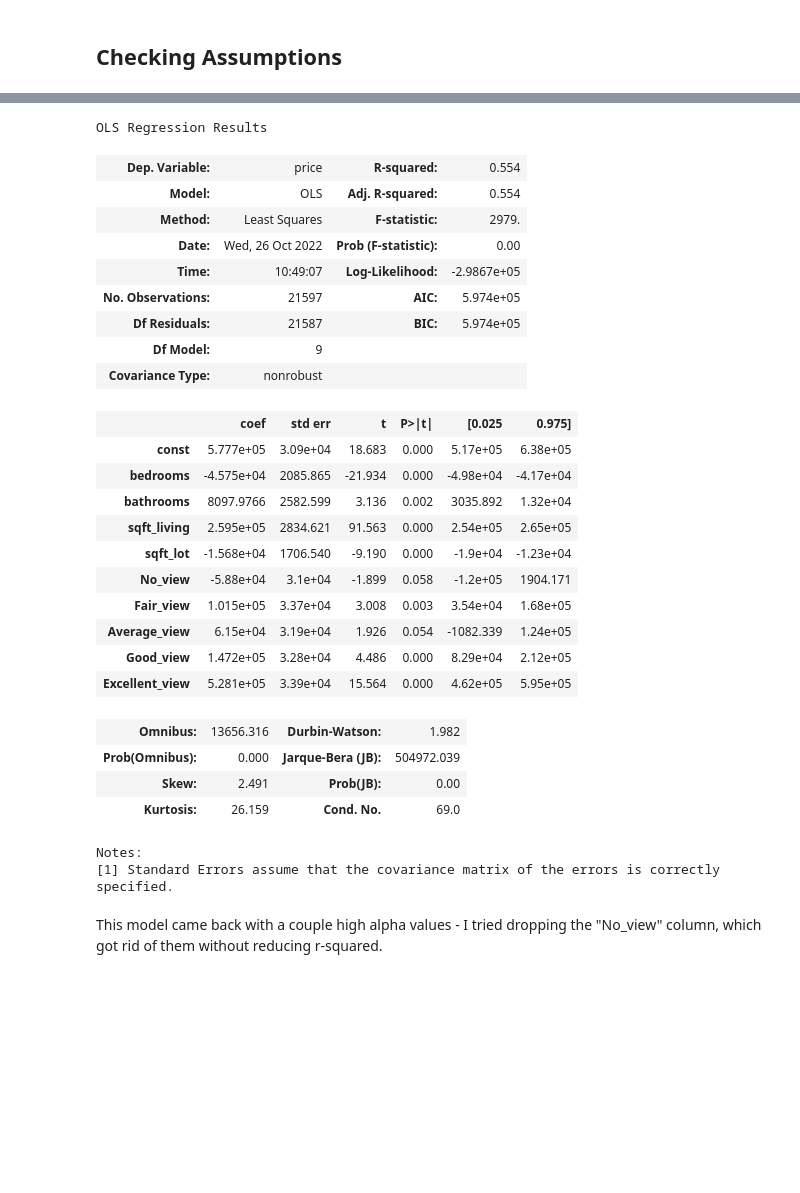
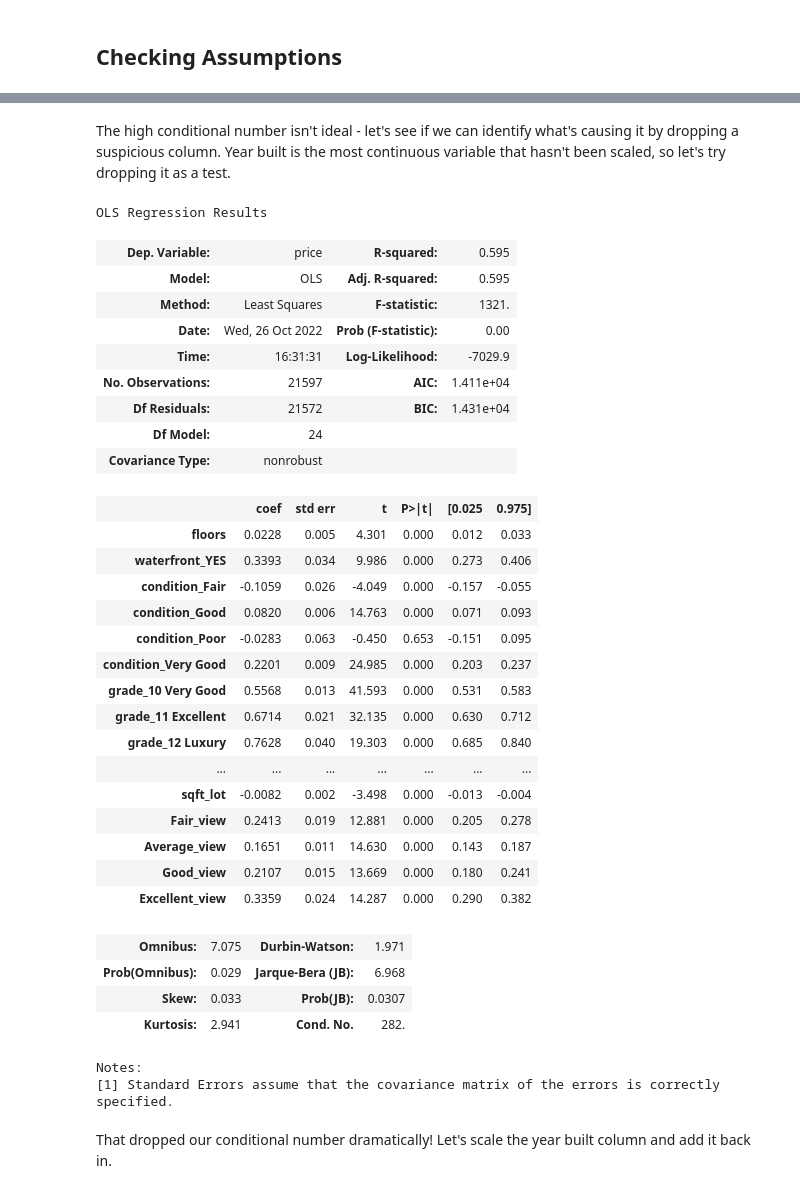
Before and after one commit to DrewFHolcombe/Housing-Sales-Analysis, a Jupyter notebook: Scratch Code/Drew.ipynb, the cells around one changed output, grey strips where cells are left out. Cells and saved outputs as stored; diff of their text form; code cells hidden in the pictures; blank space fills up the shorter version.

Commit message:
Wednesday; final model

```diff
--- a/Scratch Code/Drew.ipynb
+++ b/Scratch Code/Drew.ipynb
@@ -290,3 +868,2 @@ df = pd.read_csv("kc_house_data.csv")
 # %%
-df.drop(labels=["sqft_above", "sqft_basement", "yr_renovated", "zipcode", "lat",
-                "long","sqft_living15","sqft_lot15"], axis=1, inplace=True)
+dummy_df.drop(labels=["waterfront_NO","condition_Average","grade_7 Average"],axis=1,inplace=True)
@@ -316,0 +870,2 @@ view_dummies
+# %%
+x_c_comb = dummy_df.join(x_c2)
@@ -317,2 +909,4 @@ view_dummies
+# %% [markdown]
+The high conditional number isn't ideal - let's see if we can identify what's causing it by dropping a suspicious column. Year built is the most continuous variable that hasn't been scaled, so let's try dropping it as a test.
 # %%
-x_nums = df.drop(labels=["id","date","price","floors","waterfront","condition","grade","yr_built","view"], axis=1)
+test = x_c_comb.drop(labels="yr_built",axis=1)
@@ -325,35 +913,35 @@ add_views(x_c)
-# %%
-y = df["price"]
-y_log = np.log(y)
 # %%
-sm.OLS(y, x_c).fit().summary()
+sm.OLS(y_log, test).fit().summary()
 # %% [output]
 OLS Regression Results
-| Dep. Variable: | price | R-squared: | 0.554 |
-| Model: | OLS | Adj. R-squared: | 0.554 |
-| Method: | Least Squares | F-statistic: | 2979. |
+| Dep. Variable: | price | R-squared: | 0.595 |
+| Model: | OLS | Adj. R-squared: | 0.595 |
+| Method: | Least Squares | F-statistic: | 1321. |
 | Date: | Wed, 26 Oct 2022 | Prob (F-statistic): | 0.00 |
-| Time: | 10:49:07 | Log-Likelihood: | -2.9867e+05 |
-| No. Observations: | 21597 | AIC: | 5.974e+05 |
-| Df Residuals: | 21587 | BIC: | 5.974e+05 |
-| Df Model: | 9 |  |  |
+| Time: | 16:31:31 | Log-Likelihood: | -7029.9 |
+| No. Observations: | 21597 | AIC: | 1.411e+04 |
+| Df Residuals: | 21572 | BIC: | 1.431e+04 |
+| Df Model: | 24 |  |  |
 | Covariance Type: | nonrobust |  |  |
 |  | coef | std err | t | P>|t| | [0.025 | 0.975] |
-| const | 5.777e+05 | 3.09e+04 | 18.683 | 0.000 | 5.17e+05 | 6.38e+05 |
-| bedrooms | -4.575e+04 | 2085.865 | -21.934 | 0.000 | -4.98e+04 | -4.17e+04 |
-| bathrooms | 8097.9766 | 2582.599 | 3.136 | 0.002 | 3035.892 | 1.32e+04 |
-| sqft_living | 2.595e+05 | 2834.621 | 91.563 | 0.000 | 2.54e+05 | 2.65e+05 |
-| sqft_lot | -1.568e+04 | 1706.540 | -9.190 | 0.000 | -1.9e+04 | -1.23e+04 |
-| No_view | -5.88e+04 | 3.1e+04 | -1.899 | 0.058 | -1.2e+05 | 1904.171 |
-| Fair_view | 1.015e+05 | 3.37e+04 | 3.008 | 0.003 | 3.54e+04 | 1.68e+05 |
-| Average_view | 6.15e+04 | 3.19e+04 | 1.926 | 0.054 | -1082.339 | 1.24e+05 |
-| Good_view | 1.472e+05 | 3.28e+04 | 4.486 | 0.000 | 8.29e+04 | 2.12e+05 |
-| Excellent_view | 5.281e+05 | 3.39e+04 | 15.564 | 0.000 | 4.62e+05 | 5.95e+05 |
+| floors | 0.0228 | 0.005 | 4.301 | 0.000 | 0.012 | 0.033 |
+| waterfront_YES | 0.3393 | 0.034 | 9.986 | 0.000 | 0.273 | 0.406 |
+| condition_Fair | -0.1059 | 0.026 | -4.049 | 0.000 | -0.157 | -0.055 |
+| condition_Good | 0.0820 | 0.006 | 14.763 | 0.000 | 0.071 | 0.093 |
+| condition_Poor | -0.0283 | 0.063 | -0.450 | 0.653 | -0.151 | 0.095 |
+| condition_Very Good | 0.2201 | 0.009 | 24.985 | 0.000 | 0.203 | 0.237 |
+| grade_10 Very Good | 0.5568 | 0.013 | 41.593 | 0.000 | 0.531 | 0.583 |
+| grade_11 Excellent | 0.6714 | 0.021 | 32.135 | 0.000 | 0.630 | 0.712 |
+| grade_12 Luxury | 0.7628 | 0.040 | 19.303 | 0.000 | 0.685 | 0.840 |
+| ... | ... | ... | ... | ... | ... | ... |
+| sqft_lot | -0.0082 | 0.002 | -3.498 | 0.000 | -0.013 | -0.004 |
+| Fair_view | 0.2413 | 0.019 | 12.881 | 0.000 | 0.205 | 0.278 |
+| Average_view | 0.1651 | 0.011 | 14.630 | 0.000 | 0.143 | 0.187 |
+| Good_view | 0.2107 | 0.015 | 13.669 | 0.000 | 0.180 | 0.241 |
+| Excellent_view | 0.3359 | 0.024 | 14.287 | 0.000 | 0.290 | 0.382 |
-| Omnibus: | 13656.316 | Durbin-Watson: | 1.982 |
-| Prob(Omnibus): | 0.000 | Jarque-Bera (JB): | 504972.039 |
-| Skew: | 2.491 | Prob(JB): | 0.00 |
-| Kurtosis: | 26.159 | Cond. No. | 69.0 |
+| Omnibus: | 7.075 | Durbin-Watson: | 1.971 |
+| Prob(Omnibus): | 0.029 | Jarque-Bera (JB): | 6.968 |
+| Skew: | 0.033 | Prob(JB): | 0.0307 |
+| Kurtosis: | 2.941 | Cond. No. | 282. |
 Notes:
 [1] Standard Errors assume that the covariance matrix of the errors is correctly specified.
-# %% [markdown]
-This model came back with a couple high alpha values - I tried dropping the "No_view" column, which got rid of them without reducing r-squared.
@@ -361,0 +948,2 @@ x_c2 = x_c.drop("No_view", axis=1)
+# %% [markdown]
+That dropped our conditional number dramatically! Let's scale the year built column and add it back in.
```
Also changed, not shown: parts of 104 cells of this notebook.
